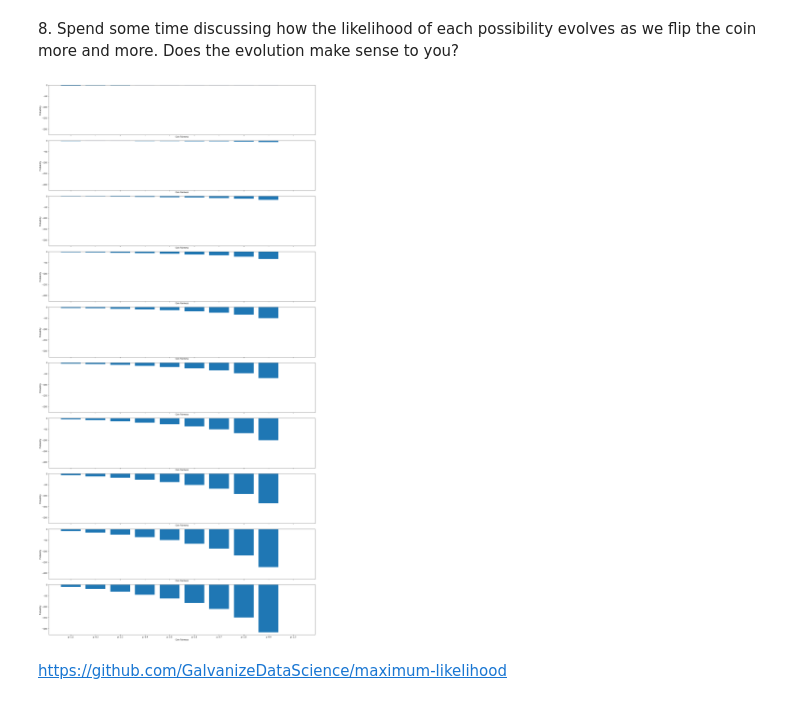
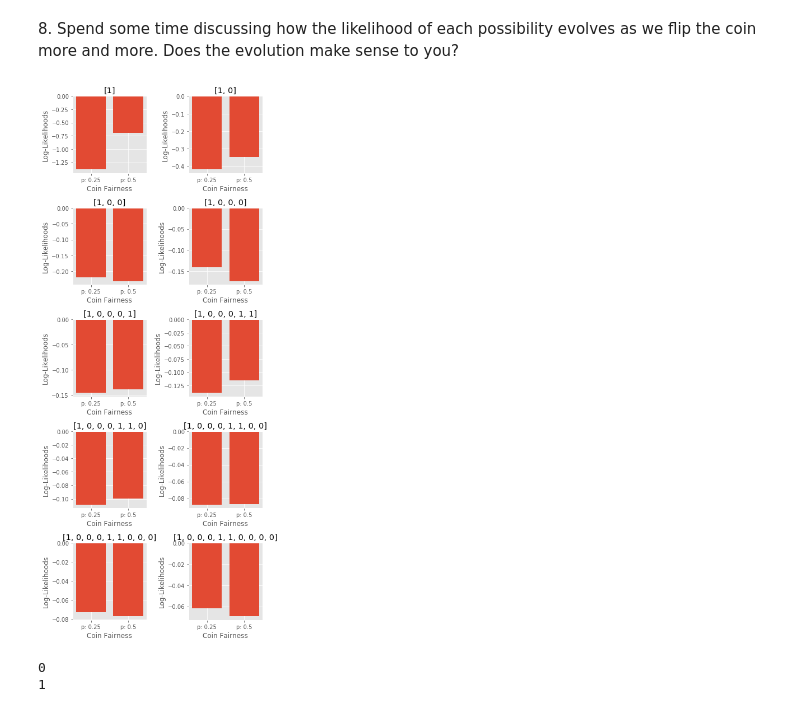
Before and after one commit to mrdtirado/GschoolWork, a Jupyter notebook: Week_4/Day 16 Exploring Maximum Likelihood INCOMPLETE.ipynb, the cells around one changed output. Saved outputs shown, nothing was run; the diff lists cells and outputs as text; code cells hidden in the pictures.

```diff
--- a/Week_4/Day 16 Exploring Maximum Likelihood INCOMPLETE.ipynb
+++ b/Week_4/Day 16 Exploring Maximum Likelihood INCOMPLETE.ipynb
@@ -133,18 +135,27 @@ plt.tight_layout()
 # %% [markdown]
 8\. Spend some time discussing how the likelihood of each possibility evolves as we flip the coin more and more.  Does the evolution make sense to you?
+# %%
+flips = [1, 0, 0, 0, 1, 1, 0, 0, 0, 0]
+probs = [.25 , .5]
+fig, ax = plt.subplots(5,2, figsize=(6,14))
+count = 0
+for i in [0,1,2,3,4]:
+    for j in [0,1]:
+        flp = flips[:count+1]
+        plot_coin_likelihood(ax[i,j], probs, flp, str(flp))
+        count += 1
+
+plt.tight_layout()
+# %% [output]
+[figure, added]
 # %%
 # the more flips the more it approaches 0.5
 # %%
 probabilities = np.linspace(0, 1, num=11);probabilities
 probabilities = np.round(probabilities, 2)
-# %%
-fig, ax = plt.subplots(10, figsize=(20,40), sharex=True, sharey=True)
-
-for i in range(10):
-    plot_coin_likelihood(ax[i], ps = probabilities, data = total_flip_lst[i])
-
-plt.tight_layout()
-# %% [output]
-[figure, removed]
-# %% [markdown]
-https://github.com/GalvanizeDataScience/maximum-likelihood
+# %%
+for i in range(2):
+    print(i)
+# %% [output]
+0
+1
```
Also changed, not shown: parts of 26 cells of this notebook, 13 other files.
